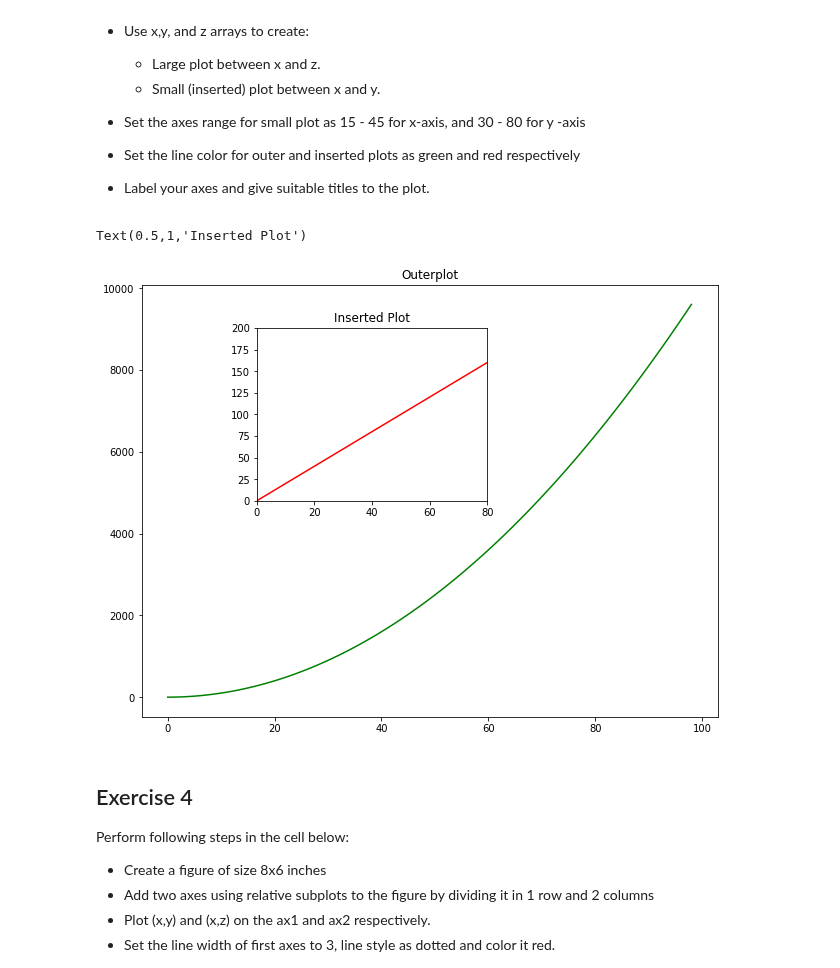
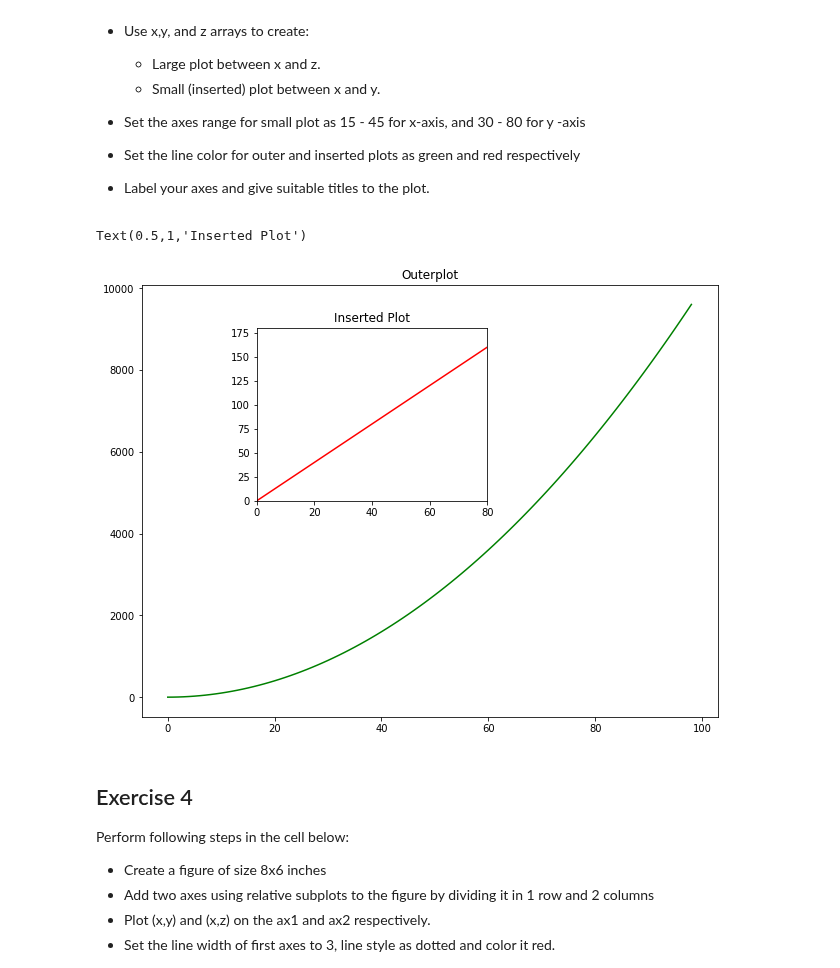
Before and after one commit to MarcSchneider71/ds-matplotlib-intro-lab-nyc-ds-career-012819, a Jupyter notebook: index.ipynb, the cells around one changed output. Saved outputs shown, nothing was run; the diff lists cells and outputs as text; code cells hidden in the pictures.

```diff
--- a/index.ipynb
+++ b/index.ipynb
@@ -128,16 +128,16 @@ Perform following tasks in the cell below:
 # %%
 fig= plt.figure(figsize=(8,6))
 ax1= fig.add_axes([0,0,1,1])
 plt.plot(x,z, color= "green")
 plt.title("Outerplot")
 ax2= fig.add_axes([0.2,0.5,.4,.4])
 plt.plot(x,y, color= "red")
-plt.ylim(0, 0)
+plt.ylim(0, 180)
 plt.xlim(0, 80)
 plt.title("Inserted Plot")
 # %% [output]
 Text(0.5,1,'Inserted Plot')
-[figure, old version]
+[figure, new version]
 # %% [markdown]
 ## Exercise 4
 
```
